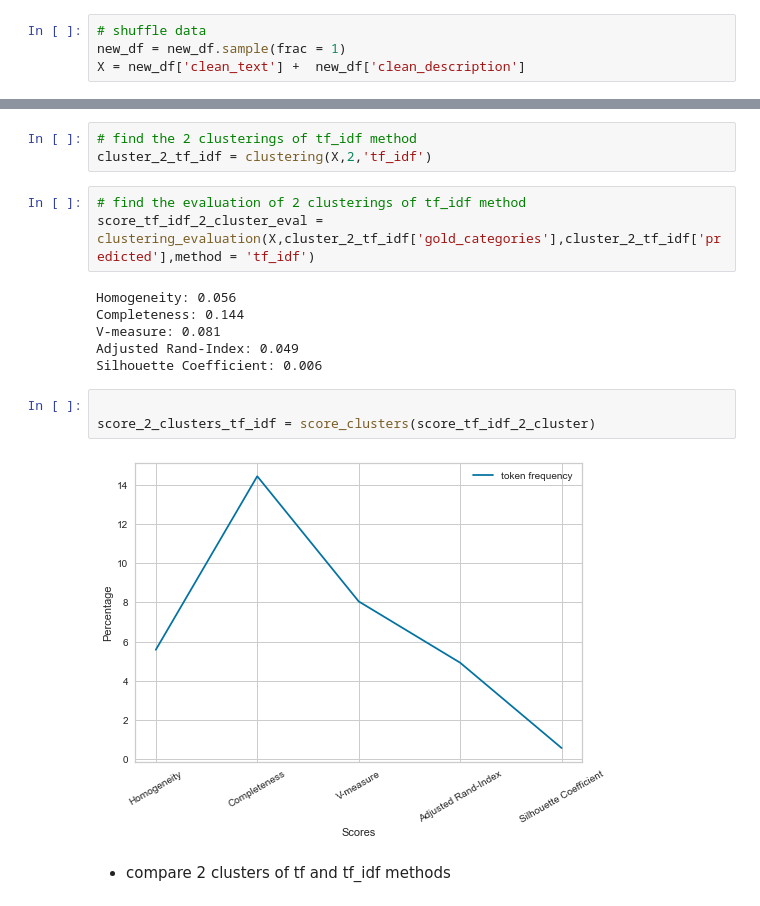
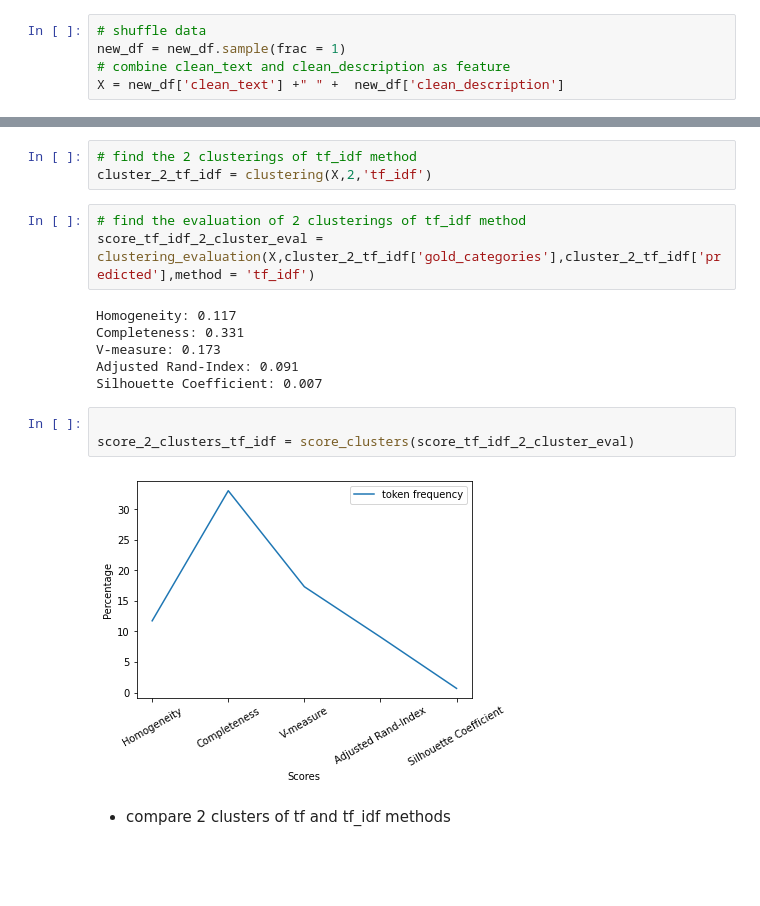
Before and after one commit to Puthineath/DS_final, a Jupyter notebook: Final Project.ipynb, the cells around one changed output, grey strips where cells are left out. Cells and saved outputs as stored; diff of their text form; blank space fills up the shorter version.

```diff
--- a/Final Project.ipynb
+++ b/Final Project.ipynb
@@ -838,7 +840,8 @@ new_df
 # %%
 # shuffle data
 new_df = new_df.sample(frac = 1)
-X = new_df['clean_text'] +  new_df['clean_description']
+# combine clean_text and clean_description as feature
+X = new_df['clean_text'] +" " +  new_df['clean_description']
 # %%
 import nltk
 from nltk import word_tokenize
@@ -999,16 +1002,16 @@ cluster_2_tf_idf = clustering(X,2,'tf_idf')
 # find the evaluation of 2 clusterings of tf_idf method
 score_tf_idf_2_cluster_eval = clustering_evaluation(X,cluster_2_tf_idf['gold_categories'],cluster_2_tf_idf['predicted'],method = 'tf_idf')
 # %% [output]
-Homogeneity: 0.056
-Completeness: 0.144
-V-measure: 0.081
-Adjusted Rand-Index: 0.049
-Silhouette Coefficient: 0.006
+Homogeneity: 0.117
+Completeness: 0.331
+V-measure: 0.173
+Adjusted Rand-Index: 0.091
+Silhouette Coefficient: 0.007
 # %%
 
-score_2_clusters_tf_idf = score_clusters(score_tf_idf_2_cluster)
+score_2_clusters_tf_idf = score_clusters(score_tf_idf_2_cluster_eval)
 # %% [output]
-[figure, old version]
+[figure, new version]
 # %% [markdown]
 + compare 2 clusters of tf and tf_idf methods
 # %%
```
Also changed, not shown: parts of 14 cells of this notebook.
